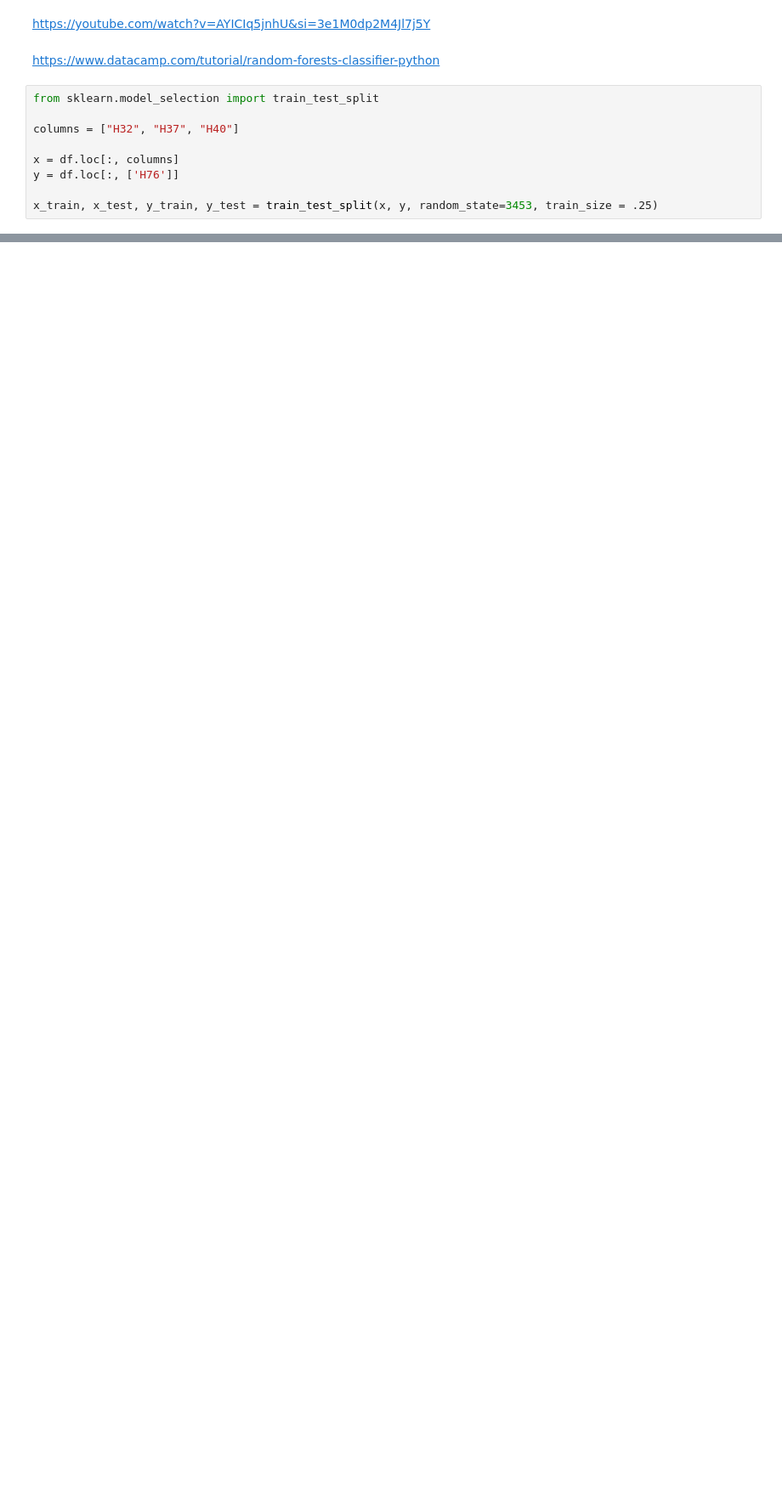
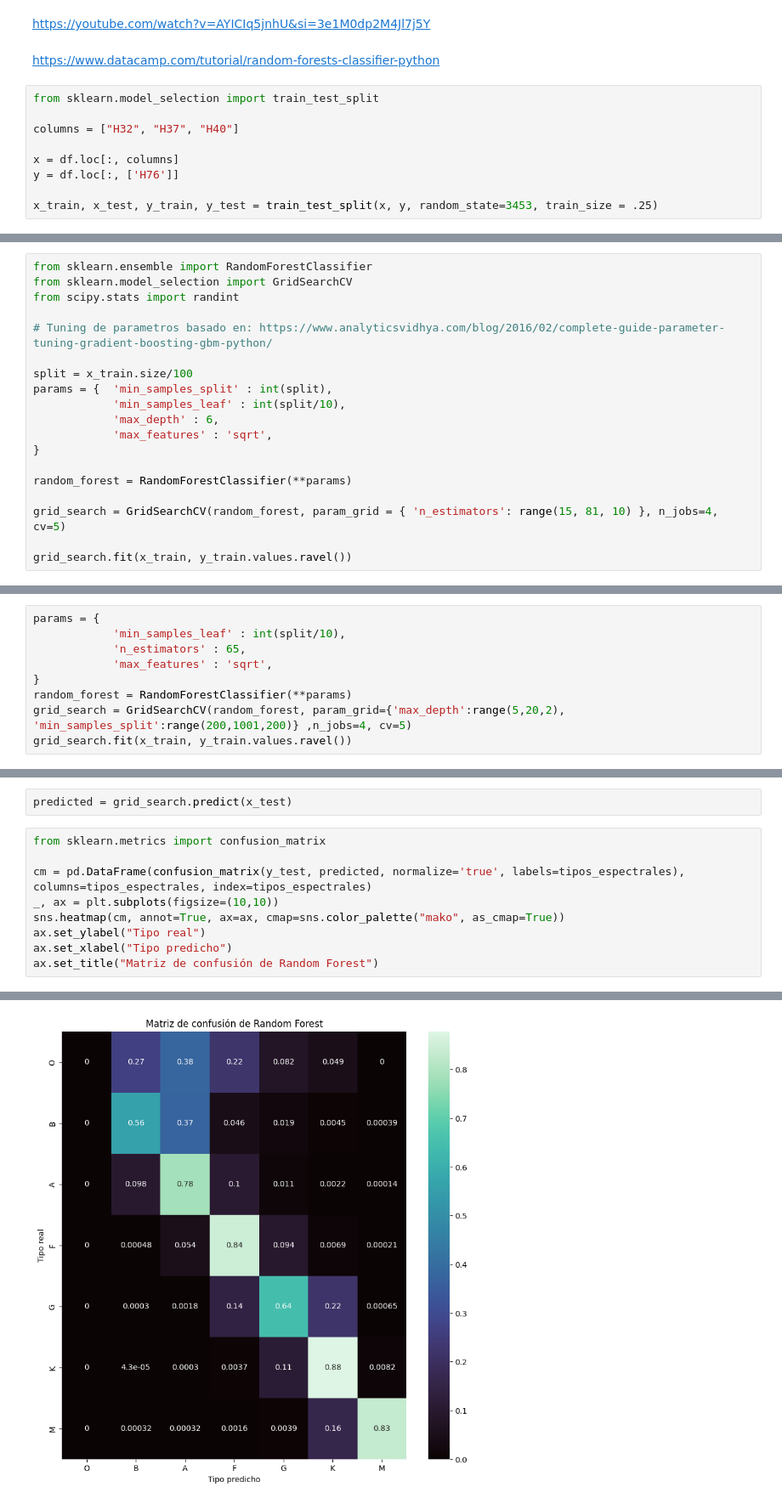
Before and after one commit to bsttiv/tipos_espectrales, a Jupyter notebook: Tipos_Espectrales.ipynb, the cells around one changed output, grey strips where cells are left out. Shown at 85% size. Saved outputs shown, nothing was run; the diff lists cells and outputs as text; blank space fills up the shorter version.

```diff
--- a/Tipos_Espectrales.ipynb
+++ b/Tipos_Espectrales.ipynb
@@ -245,0 +227,19 @@ RandomizedSearchCV(cv=5, estimator=RandomForestClassifier(criterion='entropy'),
+# %%
+from sklearn.ensemble import RandomForestClassifier
+from sklearn.model_selection import GridSearchCV
+from scipy.stats import randint
+
+# Tuning de parametros basado en: https://www.analyticsvidhya.com/blog/2016/02/complete-guide-parameter-tuning-gradient-boosting-gbm-python/
+
+split = x_train.size/100
+params = {  'min_samples_split' : int(split),
+            'min_samples_leaf' : int(split/10),
+            'max_depth' : 6,
+            'max_features' : 'sqrt',
+}
+
+random_forest = RandomForestClassifier(**params)
+
+grid_search = GridSearchCV(random_forest, param_grid = { 'n_estimators': range(15, 81, 10) }, n_jobs=4, cv=5)
+
+grid_search.fit(x_train, y_train.values.ravel())
@@ -245,0 +253,9 @@ RandomizedSearchCV(cv=5, estimator=RandomForestClassifier(criterion='entropy'),
+# %%
+params = {
+            'min_samples_leaf' : int(split/10),
+            'n_estimators' : 65,
+            'max_features' : 'sqrt',
+}
+random_forest = RandomForestClassifier(**params)
+grid_search = GridSearchCV(random_forest, param_grid={'max_depth':range(5,20,2), 'min_samples_split':range(200,1001,200)} ,n_jobs=4, cv=5)
+grid_search.fit(x_train, y_train.values.ravel())
@@ -245,0 +273,12 @@ RandomizedSearchCV(cv=5, estimator=RandomForestClassifier(criterion='entropy'),
+# %%
+predicted = grid_search.predict(x_test)
+# %%
+from sklearn.metrics import confusion_matrix
+
+cm = pd.DataFrame(confusion_matrix(y_test, predicted, normalize='true', labels=tipos_espectrales), columns=tipos_espectrales, index=tipos_espectrales)
+_, ax = plt.subplots(figsize=(10,10))
+sns.heatmap(cm, annot=True, ax=ax, cmap=sns.color_palette("mako", as_cmap=True))
+ax.set_ylabel("Tipo real")
+ax.set_xlabel("Tipo predicho")
+ax.set_title("Matriz de confusión de Random Forest")
+# %% [output]
@@ -246 +286,2 @@ RandomizedSearchCV(cv=5, estimator=RandomForestClassifier(criterion='entropy'),
+[figure, added]
 # %%
```
Also changed, not shown: parts of 26 cells of this notebook.
